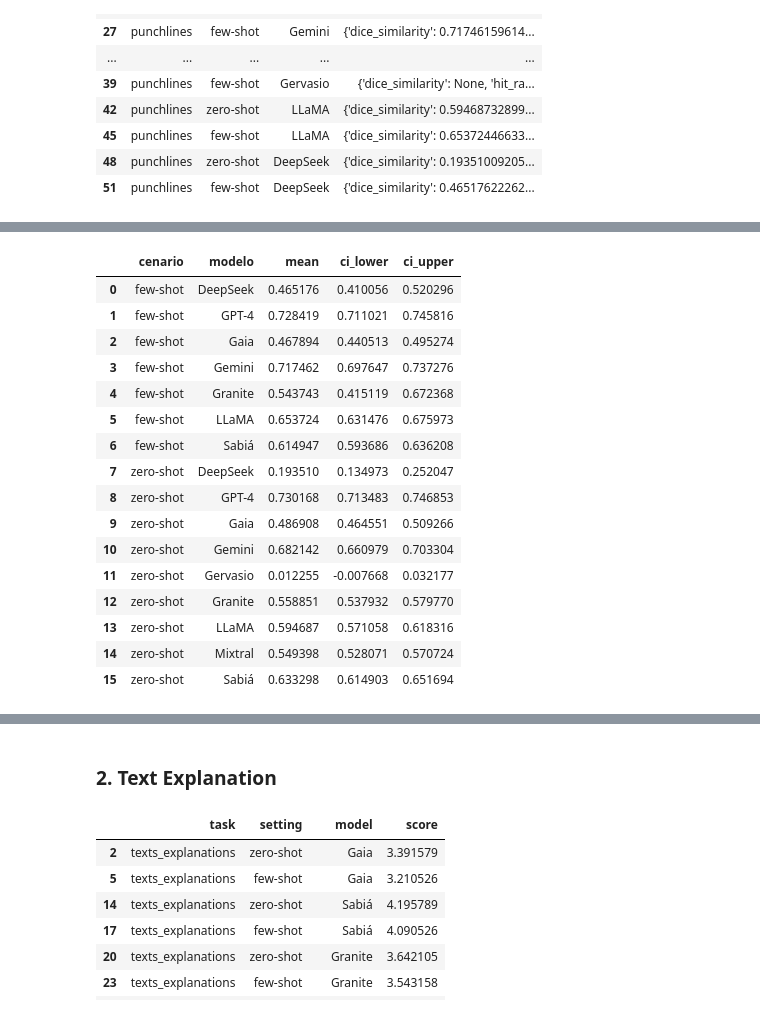
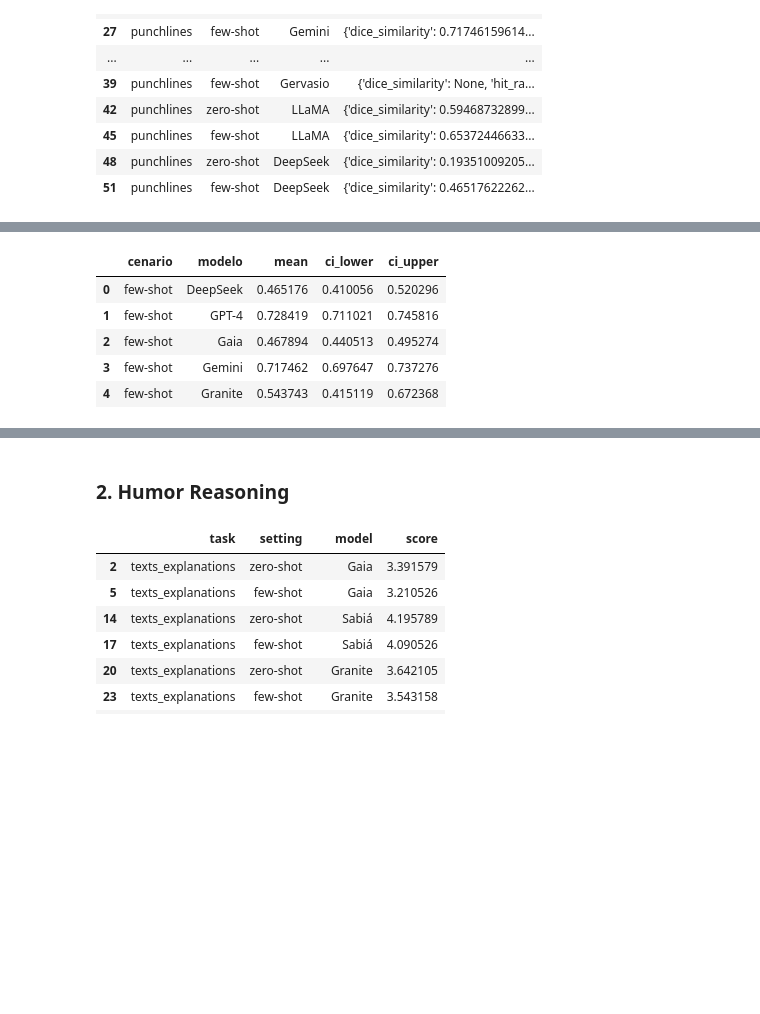
Before and after one commit to llm-pt-ibm/brazilian_northeast_humor_benchmark, a Jupyter notebook: results_exploration.ipynb, the cells around one changed output, grey strips where cells are left out. Cells and saved outputs as stored; diff of their text form; code cells hidden in the pictures; blank space fills up the shorter version.

```diff
--- a/results_exploration.ipynb
+++ b/results_exploration.ipynb
@@ -237,37 +245,3 @@ punchlines & zero-shot & DeepSeek & {'dice_similarity': 0.19351009205241002, 'hi
 punchlines & few-shot & DeepSeek & {'dice_similarity': 0.46517622262209, 'hit_rate_pre_treatment': 0.0, 'hit_rate': 0.206315789473684} & 0.47 \\
 \bottomrule
 \end{tabular}
-# %%
-from scipy import stats
-
-def mean_ci(data, confidence=0.95):
-    data = np.array(data)
-    mean = np.mean(data)
-    if len(data) > 1:
-        sem = stats.sem(data)  # erro padrão da média
-        h = sem * stats.t.ppf((1 + confidence) / 2., len(data)-1)
-        return mean, mean-h, mean+h
-    else:
-        return mean, mean, mean  # se só houver 1 valor
-
-# Agrupar por modelo e configuração
-agg_data = []
-for (model, setting), group in df_plot.groupby(['model', 'setting']):
-    scores = group['dice_similarity'].dropna()
-    mean, lower, upper = mean_ci(scores)
-    agg_data.append({
-        'model': model,
-        'setting': setting,
-        'mean_dice': mean,
-        'ci_lower': lower,
-        'ci_upper': upper
-    })
-
-df_table = pd.DataFrame(agg_data)
-
-# Opcional: ordenar por média zero-shot
-zero_shot_order = df_table[df_table['setting'] == 'zero-shot'].sort_values('mean_dice', ascending=False)['model']
-df_table['model'] = pd.Categorical(df_table['model'], categories=zero_shot_order, ordered=True)
-
-# Mostrar tabela
-df_table.sort_values(['setting', 'model'], ascending=[True, True])
@@ -344,50 +271,36 @@ df_exploded
 # %%
-import scipy.stats as st
-
 df_exploded['dice_sim'] = pd.to_numeric(df_exploded['dice_sim'], errors='coerce')
 df_exploded = df_exploded.dropna(subset=['dice_sim'])
 
-# Função de média e IC
 def mean_confidence_interval(data, confidence=0.95):
     n = len(data)
     mean = data.mean()
     if n < 2:
         return mean, mean, mean
-    se = st.sem(data)  # erro padrão da média
+    se = st.sem(data)
     h = se * st.t.ppf((1 + confidence) / 2., n-1)
     return mean, mean - h, mean + h
 
 summary_list = []
 for (cenario, modelo), group in df_exploded.groupby(['cenario', 'modelo']):
     mean, ci_lower, ci_upper = mean_confidence_interval(group['dice_sim'])
     summary_list.append({
         'cenario': cenario,
         'modelo': modelo,
         'mean': mean,
         'ci_lower': ci_lower,
         'ci_upper': ci_upper
     })
 
 summary_df = pd.DataFrame(summary_list)
-summary_df
+summary_df.head()
 # %% [output]
 |  | cenario | modelo | mean | ci_lower | ci_upper |
 | 0 | few-shot | DeepSeek | 0.465176 | 0.410056 | 0.520296 |
 | 1 | few-shot | GPT-4 | 0.728419 | 0.711021 | 0.745816 |
 | 2 | few-shot | Gaia | 0.467894 | 0.440513 | 0.495274 |
 | 3 | few-shot | Gemini | 0.717462 | 0.697647 | 0.737276 |
 | 4 | few-shot | Granite | 0.543743 | 0.415119 | 0.672368 |
-| 5 | few-shot | LLaMA | 0.653724 | 0.631476 | 0.675973 |
-| 6 | few-shot | Sabiá | 0.614947 | 0.593686 | 0.636208 |
-| 7 | zero-shot | DeepSeek | 0.193510 | 0.134973 | 0.252047 |
-| 8 | zero-shot | GPT-4 | 0.730168 | 0.713483 | 0.746853 |
-| 9 | zero-shot | Gaia | 0.486908 | 0.464551 | 0.509266 |
-| 10 | zero-shot | Gemini | 0.682142 | 0.660979 | 0.703304 |
-| 11 | zero-shot | Gervasio | 0.012255 | -0.007668 | 0.032177 |
-| 12 | zero-shot | Granite | 0.558851 | 0.537932 | 0.579770 |
-| 13 | zero-shot | LLaMA | 0.594687 | 0.571058 | 0.618316 |
-| 14 | zero-shot | Mixtral | 0.549398 | 0.528071 | 0.570724 |
-| 15 | zero-shot | Sabiá | 0.633298 | 0.614903 | 0.651694 |
 # %%
 summary_df_latex = summary_df.to_latex(index=False, float_format="%.2f".__mod__)
 print(summary_df_latex)
@@ -410,7 +323,7 @@ zero-shot & Sabiá & 0.63 & 0.61 & 0.65 \\
 \bottomrule
 \end{tabular}
 # %% [markdown]
-### 2. Text Explanation
+### 2. Humor Reasoning
 # %%
 df_texts = df_long.query("task == 'texts_explanations'").copy()
 df_texts_plot = df_texts[df_texts['model'].isin(valid_models)]
```
Also changed, not shown: parts of 12 cells of this notebook, 5 other files.
